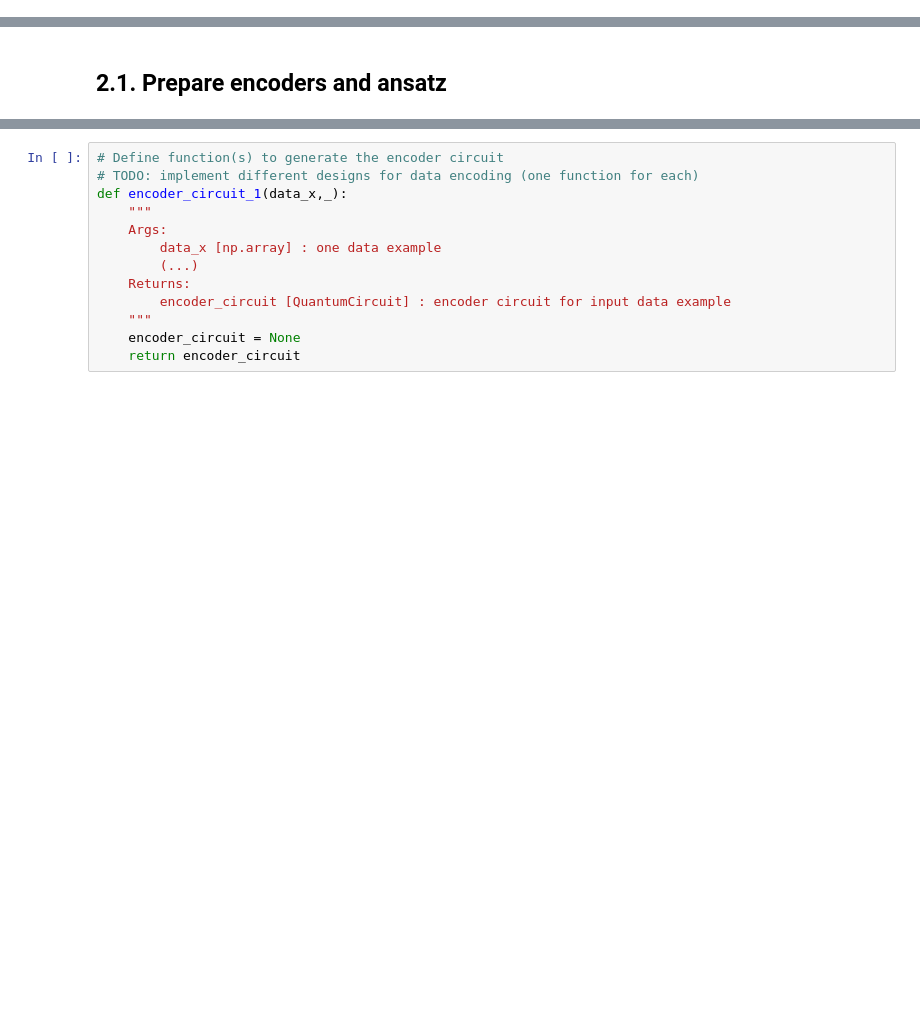
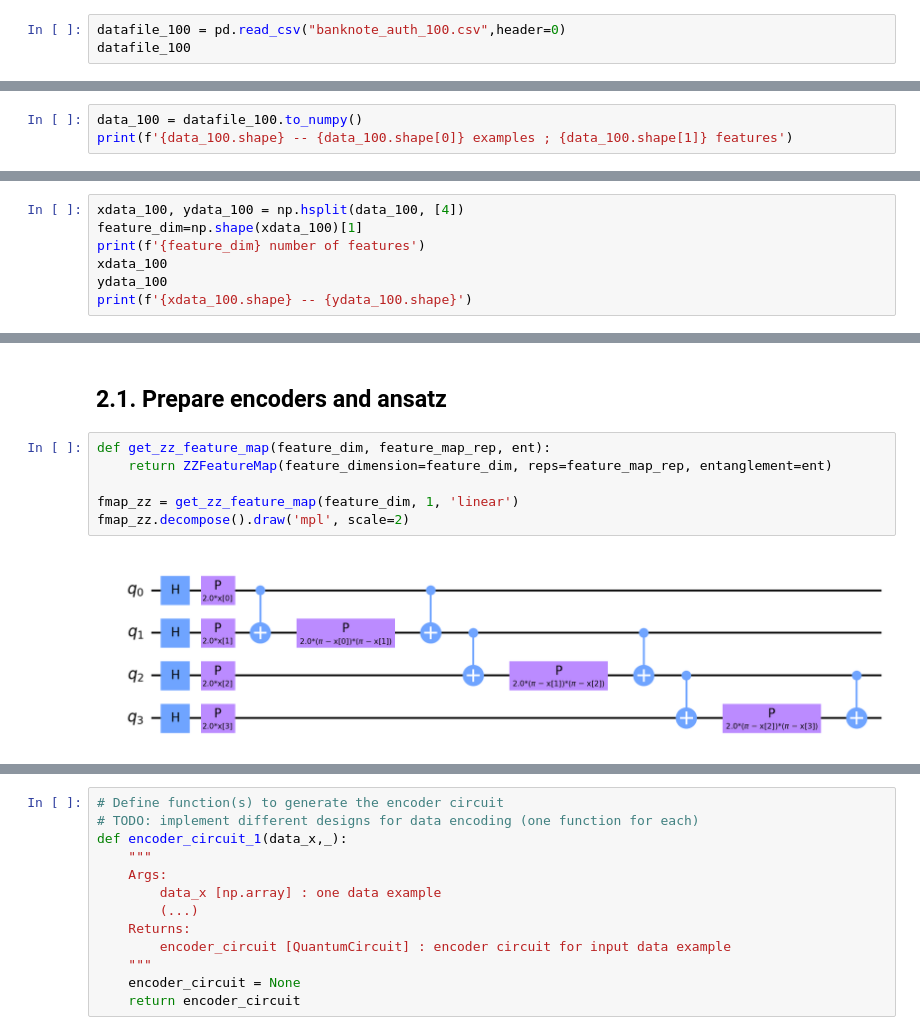
Before and after one commit to natestemen/qml, a Jupyter notebook: C2C Project Notebook.ipynb, the cells around one changed output, grey strips where cells are left out. Drawn from its saved outputs; the diff is of its cells as text; blank space fills up the shorter version.

```diff
--- a/C2C Project Notebook.ipynb
+++ b/C2C Project Notebook.ipynb
@@ -73,3 +77,6 @@ print(f'{data.shape} -- {data.shape[0]} examples ; {data.shape[1]} features')
 # Here, we have features 1 and 2 can have value upto +/-20, which is very large compared to other features --> need scaling
 # %% [output]
 (1372, 5) -- 1372 examples ; 5 features
+# %%
+datafile_100 = pd.read_csv("banknote_auth_100.csv",header=0)
+datafile_100
@@ -75,0 +97,3 @@ print(f'{data.shape} -- {data.shape[0]} examples ; {data.shape[1]} features')
+# %%
+data_100 = datafile_100.to_numpy()
+print(f'{data_100.shape} -- {data_100.shape[0]} examples ; {data_100.shape[1]} features')
@@ -75,0 +102,7 @@ print(f'{data.shape} -- {data.shape[0]} examples ; {data.shape[1]} features')
+# %%
+xdata_100, ydata_100 = np.hsplit(data_100, [4])
+feature_dim=np.shape(xdata_100)[1]
+print(f'{feature_dim} number of features')
+xdata_100
+ydata_100
+print(f'{xdata_100.shape} -- {ydata_100.shape}')
@@ -77,3 +131,11 @@ print(f'{data.shape} -- {data.shape[0]} examples ; {data.shape[1]} features')
 # 2. VQC from scratch
 # %% [markdown]
 ## 2.1. Prepare encoders and ansatz
+# %%
+def get_zz_feature_map(feature_dim, feature_map_rep, ent):
+    return ZZFeatureMap(feature_dimension=feature_dim, reps=feature_map_rep, entanglement=ent)
+
+fmap_zz = get_zz_feature_map(feature_dim, 1, 'linear')
+fmap_zz.decompose().draw('mpl', scale=2)
+# %% [output]
+[figure, added]
```
Also changed, not shown: parts of 26 cells of this notebook, 2 other files.
